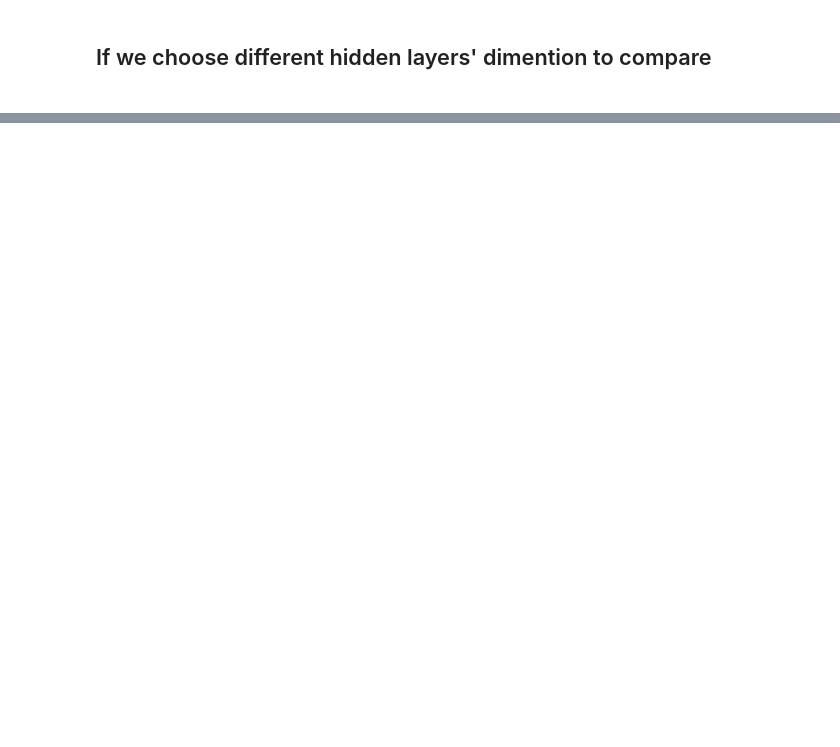
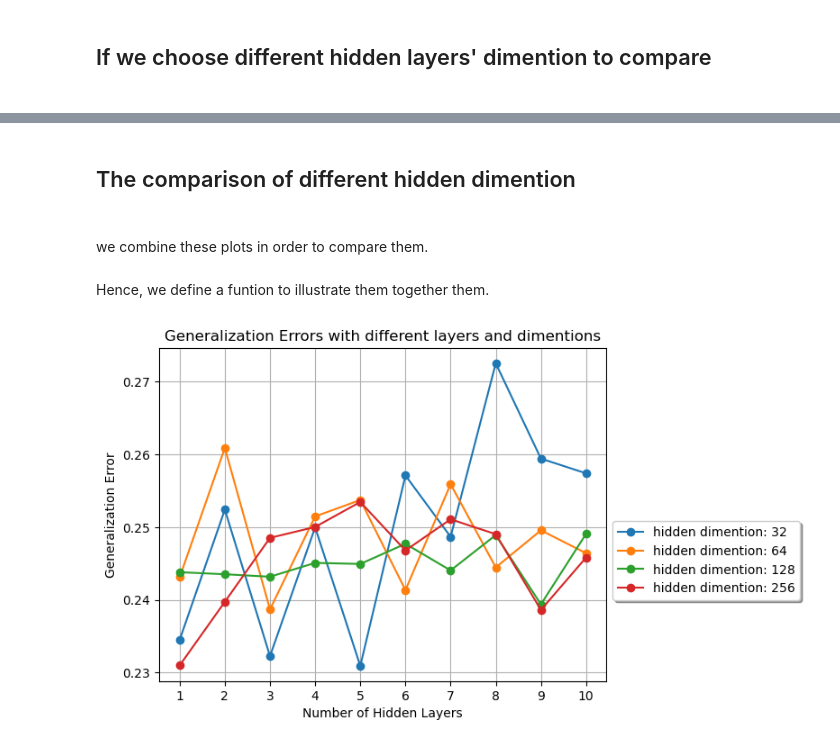
Before and after one commit to jennifer-dtu-2023/02450_project2, a Jupyter notebook: 2023-10-29_1a_regression_methods/2023-10-06_james_Regression_ANN/ANN_for_regression.ipynb, the cells around one changed output, grey strips where cells are left out. Drawn from its saved outputs; the diff is of its cells as text; code cells hidden in the pictures; blank space fills up the shorter version.

```diff
--- a/2023-10-29_1a_regression_methods/2023-10-06_james_Regression_ANN/ANN_for_regression.ipynb
+++ b/2023-10-29_1a_regression_methods/2023-10-06_james_Regression_ANN/ANN_for_regression.ipynb
@@ -294,0 +286,33 @@ for hidden_dim in hidden_dim_list:
+# %% [markdown]
+<h2>The comparison of different hidden dimention<h2>
+# %% [markdown]
+we combine these plots in order to compare them.
+# %% [markdown]
+Hence, we define a funtion to illustrate them together them.
+# %%
+def plot_compare(hidden_dim_list, hidden_layers_list, GEL_medDim):
+    colors = ['b', 'g', 'r', 'orange']
+
+    for i, color in enumerate(colors):
+        plt.plot(hidden_layers_list, GEL_medDim[i], marker='o', label='hidden dimention: {}'.format(hidden_dim_list[i]))
+
+    plt.xlabel("Number of Hidden Layers")
+    plt.ylabel("Generalization Error")
+    plt.title("Generalization Errors with different layers and dimentions")
+    plt.xticks(hidden_layers_list)
+    plt.grid()
+    plt.legend(loc='upper left', bbox_to_anchor=(1, 0.5), fancybox=True, shadow=True)
+    plt.show()
+# %%
+num_epochs = 30
+input_dim = 25
+hidden_dim_list = [32, 64, 128, 256]
+GEL_medDim = []
+
+for hidden_dim in hidden_dim_list:
+    hidden_layers_list, generalization_errors_list = Analysis(num_epochs, input_dim, hidden_dim)
+    GEL_medDim.append(generalization_errors_list)
+
+plot_compare(hidden_dim_list, hidden_layers_list, GEL_medDim)
+# %% [output]
+[figure, added]
```
Also changed, not shown: parts of 4 cells of this notebook, 3 other files.
